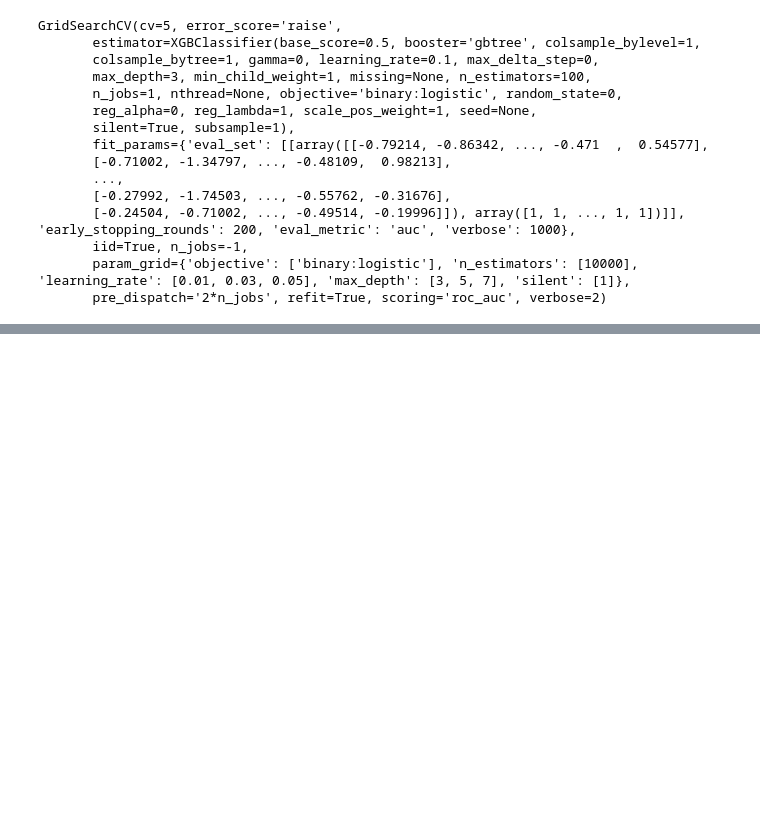
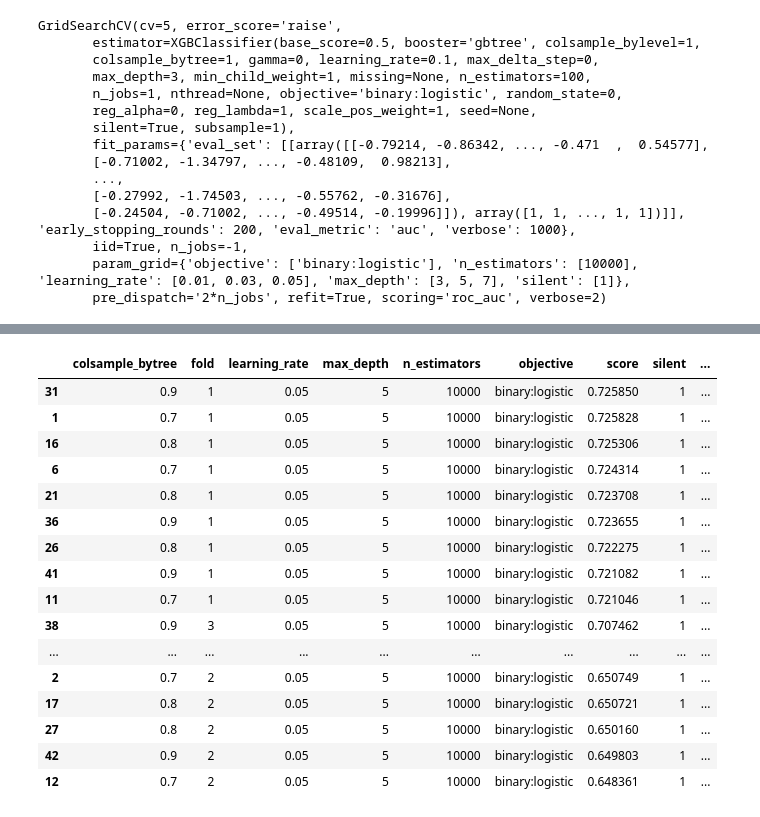
Before and after one commit to strikingmoose/music_clustering, a Jupyter notebook: notebook/6 - Gradient Boosting (Part II).ipynb, the cells around one changed output, grey strips where cells are left out. Cells and saved outputs as stored; diff of their text form; code cells hidden in the pictures; blank space fills up the shorter version.

```diff
--- a/notebook/6 - Gradient Boosting (Part II).ipynb
+++ b/notebook/6 - Gradient Boosting (Part II).ipynb
@@ -481,0 +533,36 @@ GridSearchCV(cv=5, error_score='raise',
+# %%
+# Instantiate model
+xgb_model_subsample = xgb.XGBClassifier()
+
+# Set parameters (for GridSearchCV, every value must be in a list, even if there is only 1 value we want to test)
+param_subsample = {
+    'max_depth': [5],
+    'learning_rate': [0.05],
+    'subsample': [0.7, 0.8, 0.9],
+    'colsample_bytree': [0.7, 0.8, 0.9],
+    'objective': ['binary:logistic'],
+    'silent': [1],
+    'n_estimators': [10000]
+}
+
+fit_params_subsample = {
+    'early_stopping_rounds': 200,
+    'eval_metric': 'auc',
+    'eval_set': [[x_test, y_test_encoded]],
+    'verbose': 500
+}
+
+# Set up grid search
+clf_subsample = GridSearchCV(
+    xgb_model_subsample,
+    param_subsample,
+    fit_params = fit_params_subsample,
+    n_jobs = -1,
+    cv = 5,
+    scoring = 'roc_auc',
+    verbose = 2,
+    refit = True
+)
+# %%
+# Fit model
+clf_subsample.fit(x_train, y_train_encoded)
@@ -481,0 +626,21 @@ GridSearchCV(cv=5, error_score='raise',
+# %%
+# Print grid_scores_
+grid_scores_to_df(clf_subsample.grid_scores_).sort_values('score', ascending = False)
+# %% [output]
+|  | colsample_bytree | fold | learning_rate | max_depth | n_estimators | objective | score | silent | ... |
+| 31 | 0.9 | 1 | 0.05 | 5 | 10000 | binary:logistic | 0.725850 | 1 | ... |
+| 1 | 0.7 | 1 | 0.05 | 5 | 10000 | binary:logistic | 0.725828 | 1 | ... |
+| 16 | 0.8 | 1 | 0.05 | 5 | 10000 | binary:logistic | 0.725306 | 1 | ... |
+| 6 | 0.7 | 1 | 0.05 | 5 | 10000 | binary:logistic | 0.724314 | 1 | ... |
+| 21 | 0.8 | 1 | 0.05 | 5 | 10000 | binary:logistic | 0.723708 | 1 | ... |
+| 36 | 0.9 | 1 | 0.05 | 5 | 10000 | binary:logistic | 0.723655 | 1 | ... |
+| 26 | 0.8 | 1 | 0.05 | 5 | 10000 | binary:logistic | 0.722275 | 1 | ... |
+| 41 | 0.9 | 1 | 0.05 | 5 | 10000 | binary:logistic | 0.721082 | 1 | ... |
+| 11 | 0.7 | 1 | 0.05 | 5 | 10000 | binary:logistic | 0.721046 | 1 | ... |
+| 38 | 0.9 | 3 | 0.05 | 5 | 10000 | binary:logistic | 0.707462 | 1 | ... |
+| ... | ... | ... | ... | ... | ... | ... | ... | ... | ... |
+| 2 | 0.7 | 2 | 0.05 | 5 | 10000 | binary:logistic | 0.650749 | 1 | ... |
+| 17 | 0.8 | 2 | 0.05 | 5 | 10000 | binary:logistic | 0.650721 | 1 | ... |
+| 27 | 0.8 | 2 | 0.05 | 5 | 10000 | binary:logistic | 0.650160 | 1 | ... |
+| 42 | 0.9 | 2 | 0.05 | 5 | 10000 | binary:logistic | 0.649803 | 1 | ... |
+| 12 | 0.7 | 2 | 0.05 | 5 | 10000 | binary:logistic | 0.648361 | 1 | ... |
```
Also changed, not shown: parts of 21 cells of this notebook, 2 other files.
